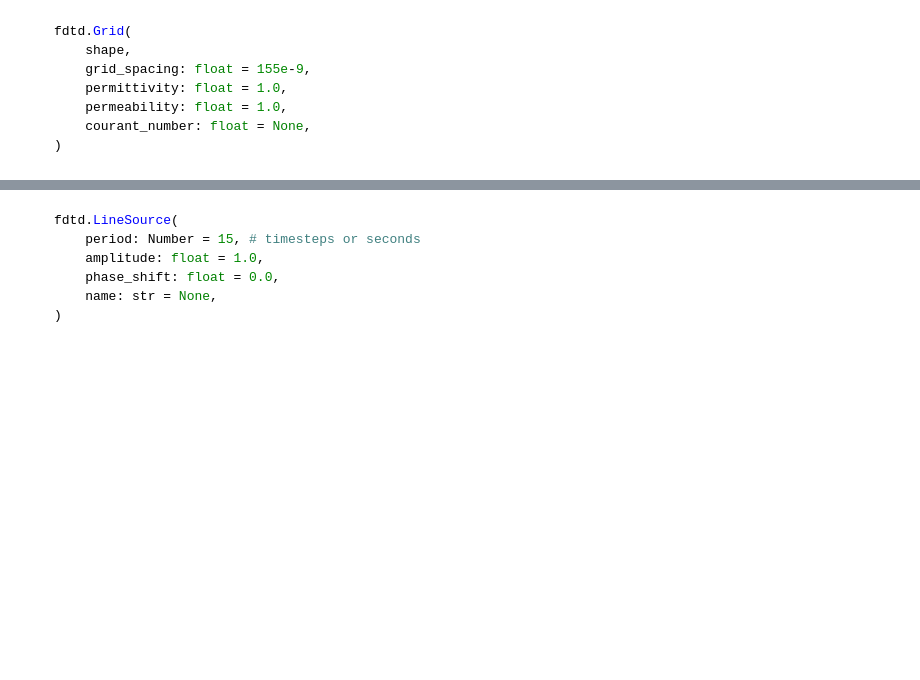
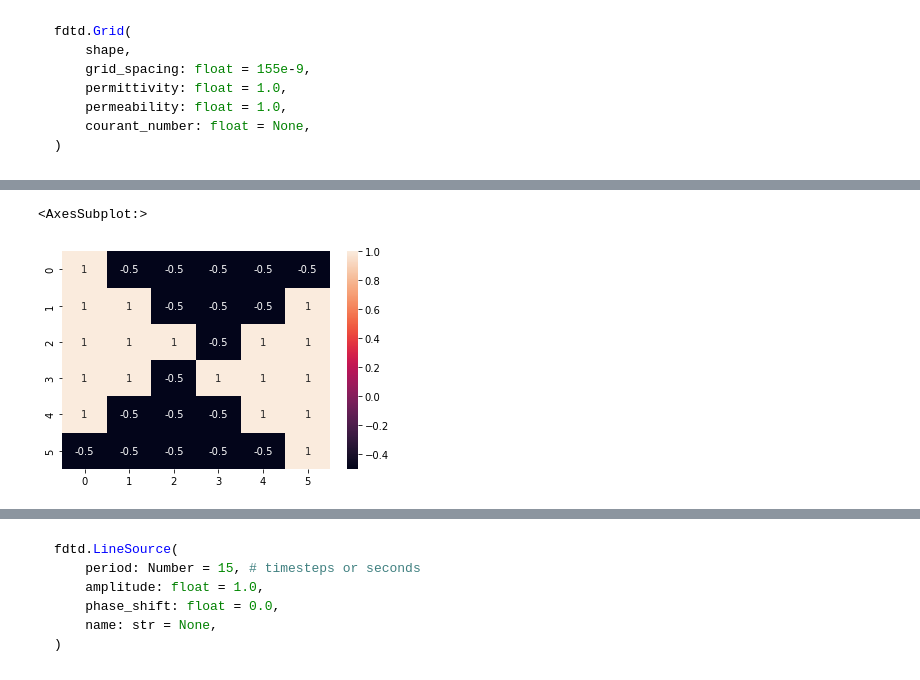
Before and after one commit to tornikeo/fe_vortex_optic_gates, a Jupyter notebook: fdtd-simulation.ipynb, the cells around one changed output, grey strips where cells are left out. Drawn from its saved outputs; the diff is of its cells as text; code cells hidden in the pictures; blank space fills up the shorter version.

```diff
--- a/fdtd-simulation.ipynb
+++ b/fdtd-simulation.ipynb
@@ -50,0 +126,6 @@ fdtd.Grid(
+# %%
+import seaborn as sns
+sns.heatmap(vortex_eps[...,2],annot=True)
+# %% [output]
+<AxesSubplot:>
+[figure, added]
```
Also changed, not shown: parts of 27 cells of this notebook.
